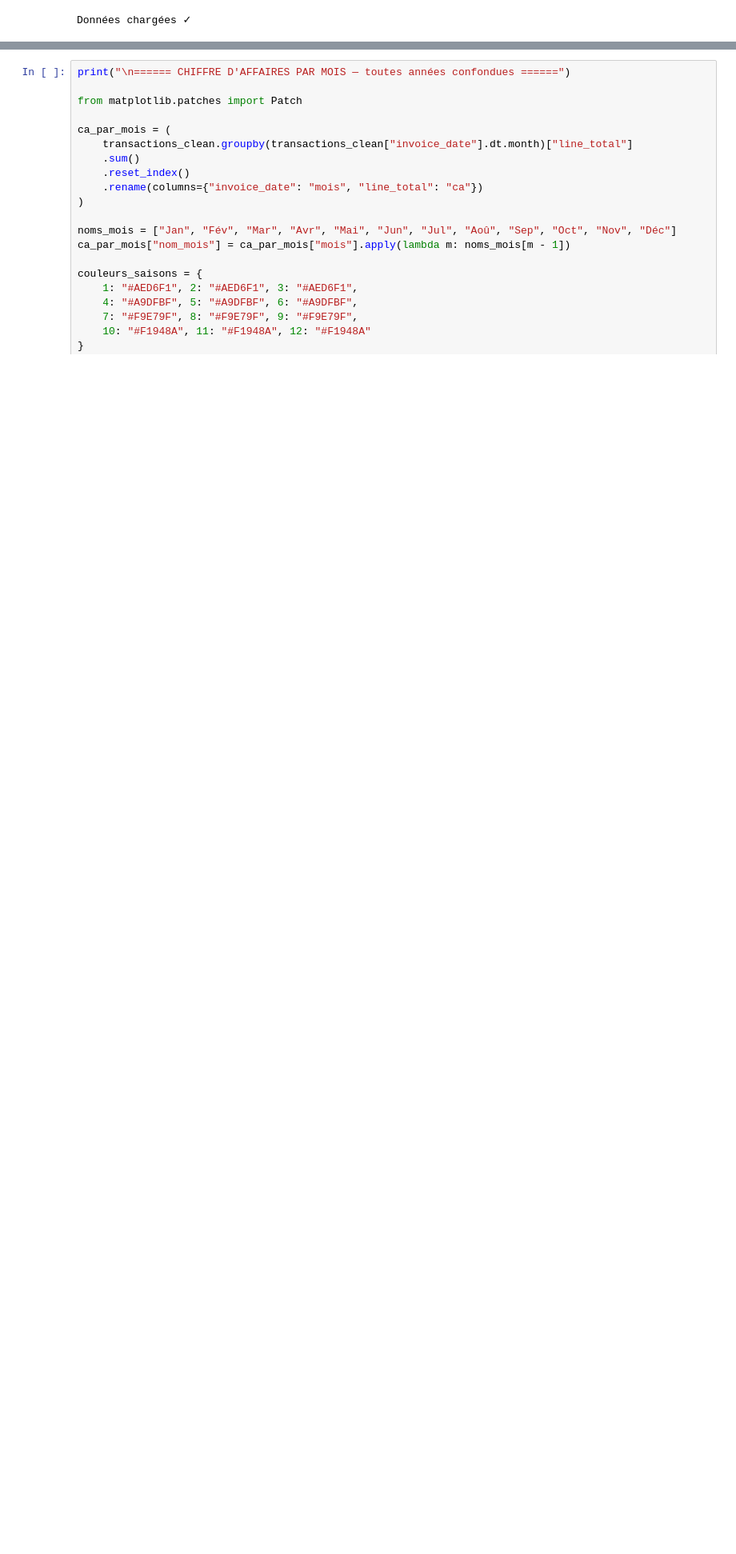
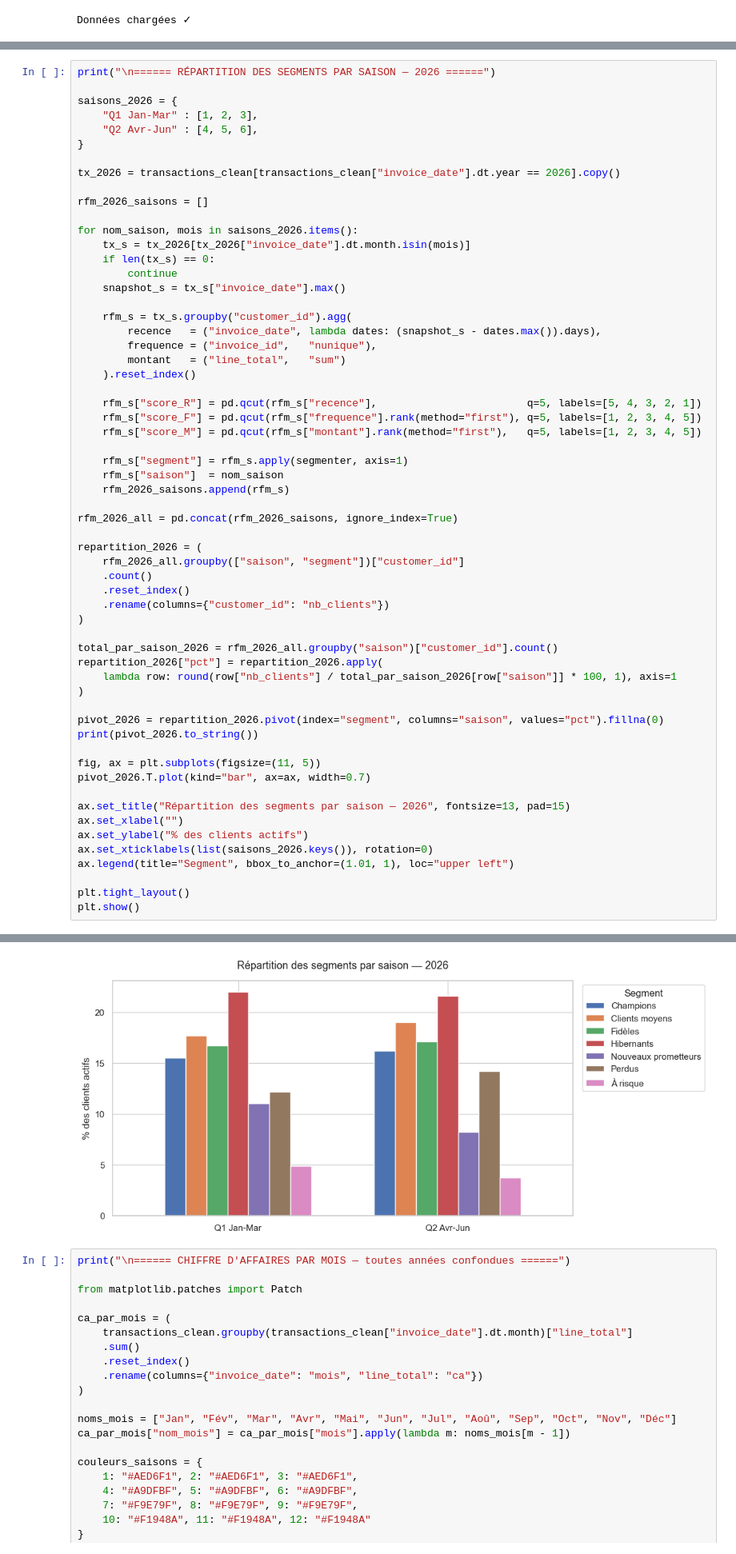
Before and after one commit to Msegura4/lumina_and_co_data_marketing, a Jupyter notebook: notebook_TP2_segmentation_RFM_et_lumina_and_co.ipynb, the cells around one changed output, grey strips where cells are left out. Shown at 80% size. Drawn from its saved outputs; the diff is of its cells as text; blank space fills up the shorter version.

Commit message:
TP2 - segmentation finale 3 vagues + analyses 2025 et 2026 par saison

```diff
--- a/notebook_TP2_segmentation_RFM_et_lumina_and_co.ipynb
+++ b/notebook_TP2_segmentation_RFM_et_lumina_and_co.ipynb
@@ -350,0 +275,61 @@ Inclassables restants : 44581 (44.2%)
+# %%
+print("\n====== RÉPARTITION DES SEGMENTS PAR SAISON — 2026 ======")
+
+saisons_2026 = {
+    "Q1 Jan-Mar" : [1, 2, 3],
+    "Q2 Avr-Jun" : [4, 5, 6],
+}
+
+tx_2026 = transactions_clean[transactions_clean["invoice_date"].dt.year == 2026].copy()
+
+rfm_2026_saisons = []
+
+for nom_saison, mois in saisons_2026.items():
+    tx_s = tx_2026[tx_2026["invoice_date"].dt.month.isin(mois)]
+    if len(tx_s) == 0:
+        continue
+    snapshot_s = tx_s["invoice_date"].max()
+
+    rfm_s = tx_s.groupby("customer_id").agg(
+        recence   = ("invoice_date", lambda dates: (snapshot_s - dates.max()).days),
+        frequence = ("invoice_id",   "nunique"),
+        montant   = ("line_total",   "sum")
+    ).reset_index()
+
+    rfm_s["score_R"] = pd.qcut(rfm_s["recence"],                        q=5, labels=[5, 4, 3, 2, 1])
+    rfm_s["score_F"] = pd.qcut(rfm_s["frequence"].rank(method="first"), q=5, labels=[1, 2, 3, 4, 5])
+    rfm_s["score_M"] = pd.qcut(rfm_s["montant"].rank(method="first"),   q=5, labels=[1, 2, 3, 4, 5])
+
+    rfm_s["segment"] = rfm_s.apply(segmenter, axis=1)
+    rfm_s["saison"]  = nom_saison
+    rfm_2026_saisons.append(rfm_s)
+
+rfm_2026_all = pd.concat(rfm_2026_saisons, ignore_index=True)
+
+repartition_2026 = (
+    rfm_2026_all.groupby(["saison", "segment"])["customer_id"]
+    .count()
+    .reset_index()
+    .rename(columns={"customer_id": "nb_clients"})
+)
+
+total_par_saison_2026 = rfm_2026_all.groupby("saison")["customer_id"].count()
+repartition_2026["pct"] = repartition_2026.apply(
+    lambda row: round(row["nb_clients"] / total_par_saison_2026[row["saison"]] * 100, 1), axis=1
+)
+
+pivot_2026 = repartition_2026.pivot(index="segment", columns="saison", values="pct").fillna(0)
+print(pivot_2026.to_string())
+
+fig, ax = plt.subplots(figsize=(11, 5))
+pivot_2026.T.plot(kind="bar", ax=ax, width=0.7)
+
+ax.set_title("Répartition des segments par saison — 2026", fontsize=13, pad=15)
+ax.set_xlabel("")
+ax.set_ylabel("% des clients actifs")
+ax.set_xticklabels(list(saisons_2026.keys()), rotation=0)
+ax.legend(title="Segment", bbox_to_anchor=(1.01, 1), loc="upper left")
+
+plt.tight_layout()
+plt.show()
+# %% [output]
@@ -351,3 +346,4 @@ Inclassables restants : 44581 (44.2%)
+[figure, added]
 # %%
 print("\n====== CHIFFRE D'AFFAIRES PAR MOIS — toutes années confondues ======")
 
```
Also changed, not shown: parts of 8 cells of this notebook.
